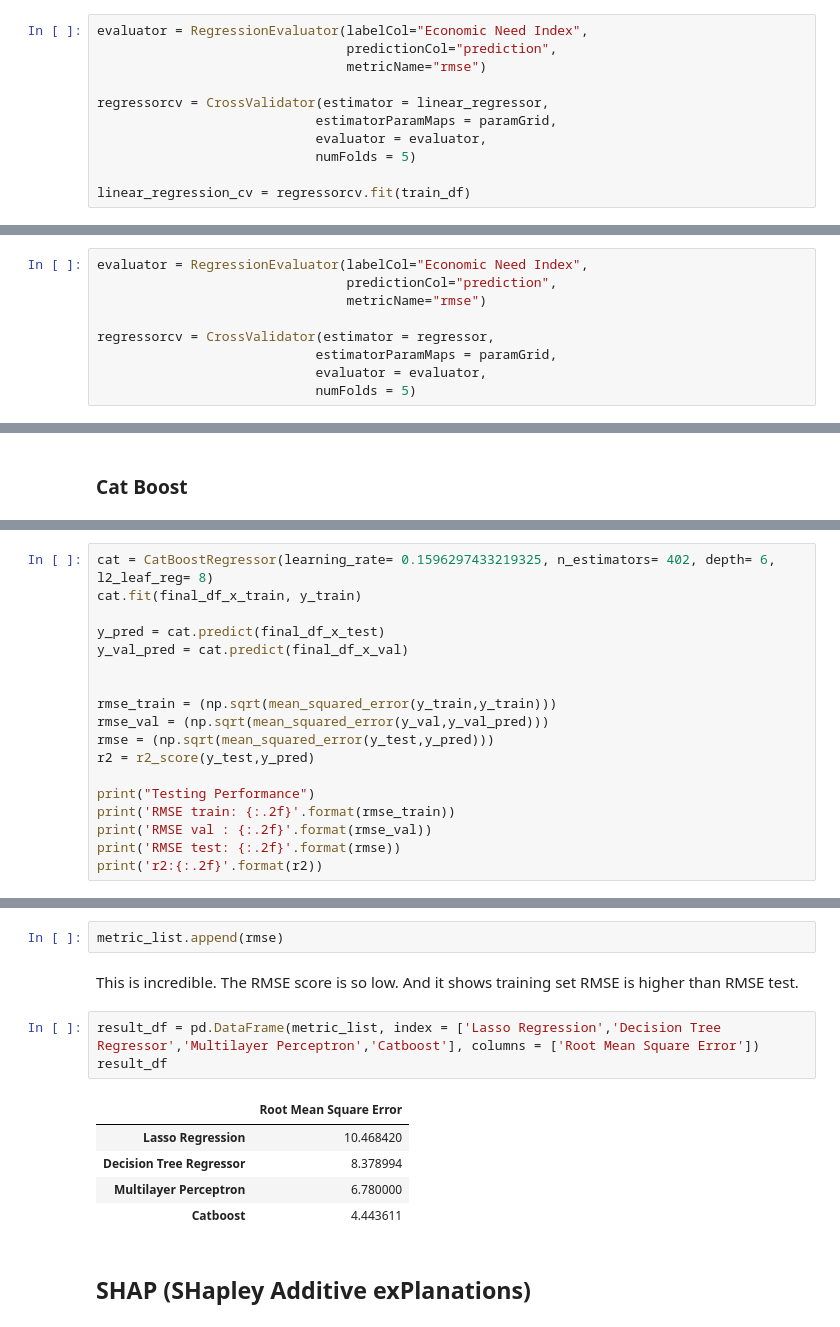
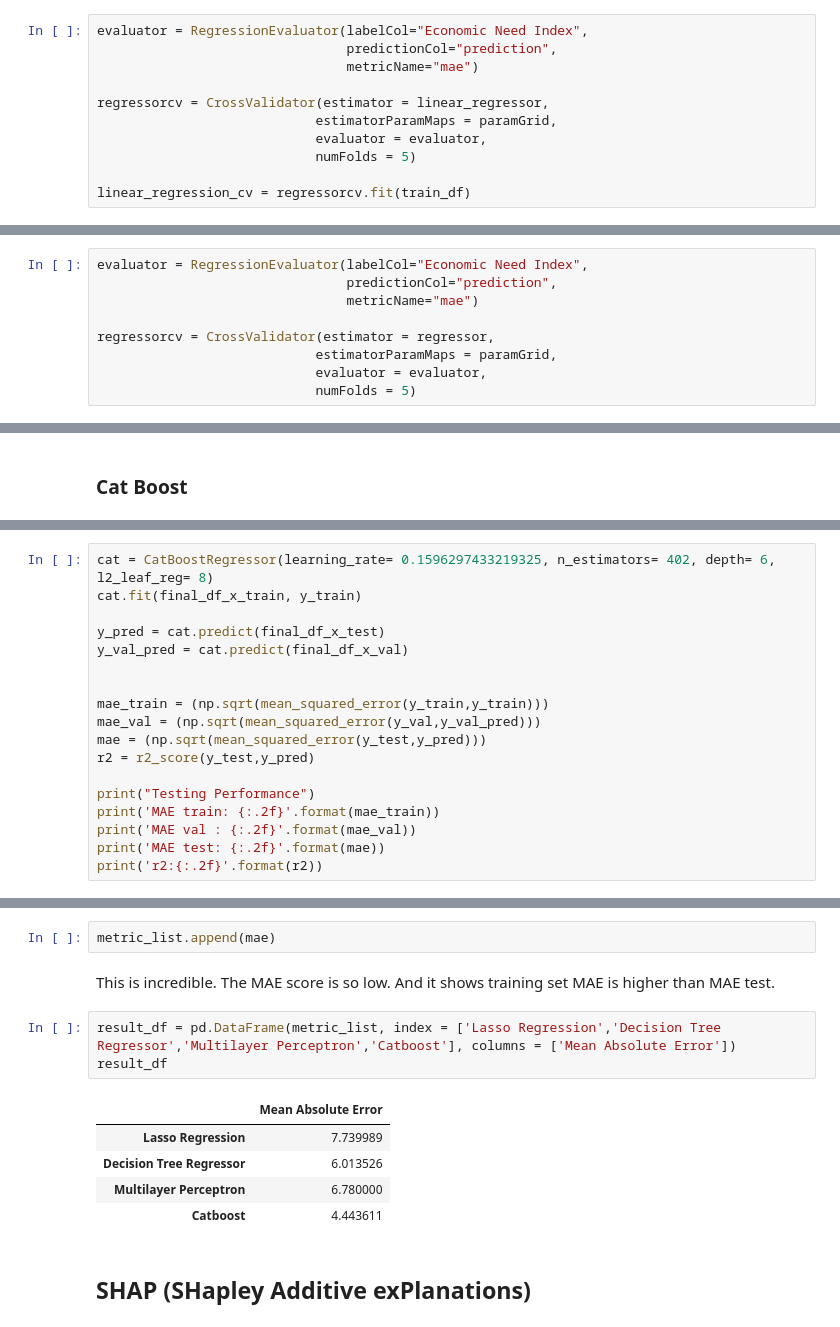
Before and after one commit to taehyun53/NYC-Yearly-High-School-Economic-Need, a Jupyter notebook: NewYorkCity_Education/notebook/Preprocessing and Modeling.ipynb, the cells around one changed output, grey strips where cells are left out. Cells and saved outputs as stored; diff of their text form.

```diff
--- a/NewYorkCity_Education/notebook/Preprocessing and Modeling.ipynb
+++ b/NewYorkCity_Education/notebook/Preprocessing and Modeling.ipynb
@@ -265,7 +258,7 @@ paramGrid = (ParamGridBuilder()
 # %%
 evaluator = RegressionEvaluator(labelCol="Economic Need Index",
                                 predictionCol="prediction",
-                                metricName="rmse")
+                                metricName="mae")
 
 regressorcv = CrossValidator(estimator = linear_regressor,
                             estimatorParamMaps = paramGrid,
@@ -377,7 +366,7 @@ paramGrid = (ParamGridBuilder()
 # %%
 evaluator = RegressionEvaluator(labelCol="Economic Need Index",
                                 predictionCol="prediction",
-                                metricName="rmse")
+                                metricName="mae")
 
 regressorcv = CrossValidator(estimator = regressor,
                             estimatorParamMaps = paramGrid,
@@ -918,14 +885,14 @@ y_pred = cat.predict(final_df_x_test)
 y_val_pred = cat.predict(final_df_x_val)
 
 
-rmse_train = (np.sqrt(mean_squared_error(y_train,y_train)))
-rmse_val = (np.sqrt(mean_squared_error(y_val,y_val_pred)))
-rmse = (np.sqrt(mean_squared_error(y_test,y_pred)))
+mae_train = (np.sqrt(mean_squared_error(y_train,y_train)))
+mae_val = (np.sqrt(mean_squared_error(y_val,y_val_pred)))
+mae = (np.sqrt(mean_squared_error(y_test,y_pred)))
 r2 = r2_score(y_test,y_pred)
 
 print("Testing Performance")
-print('RMSE train: {:.2f}'.format(rmse_train))
-print('RMSE val : {:.2f}'.format(rmse_val))
-print('RMSE test: {:.2f}'.format(rmse))
+print('MAE train: {:.2f}'.format(mae_train))
+print('MAE val : {:.2f}'.format(mae_val))
+print('MAE test: {:.2f}'.format(mae))
 print('r2:{:.2f}'.format(r2))
 # %% [output]
@@ -948,15 +915,15 @@ RMSE test: 4.44
 r2:0.95
 # %%
-metric_list.append(rmse)
+metric_list.append(mae)
 # %% [markdown]
-This is incredible. The RMSE score is so low. And it shows training set RMSE is higher than RMSE test.
+This is incredible. The MAE score is so low. And it shows training set MAE is higher than MAE test.
 # %%
-result_df = pd.DataFrame(metric_list, index = ['Lasso Regression','Decision Tree Regressor','Multilayer Perceptron','Catboost'], columns = ['Root Mean Square Error'])
+result_df = pd.DataFrame(metric_list, index = ['Lasso Regression','Decision Tree Regressor','Multilayer Perceptron','Catboost'], columns = ['Mean Absolute Error'])
 result_df
 # %% [output]
-|  | Root Mean Square Error |
-| Lasso Regression | 10.468420 |
-| Decision Tree Regressor | 8.378994 |
+|  | Mean Absolute Error |
+| Lasso Regression | 7.739989 |
+| Decision Tree Regressor | 6.013526 |
 | Multilayer Perceptron | 6.780000 |
 | Catboost | 4.443611 |
 # %% [markdown]
```
Also changed, not shown: parts of 28 cells of this notebook, 5 other files.
